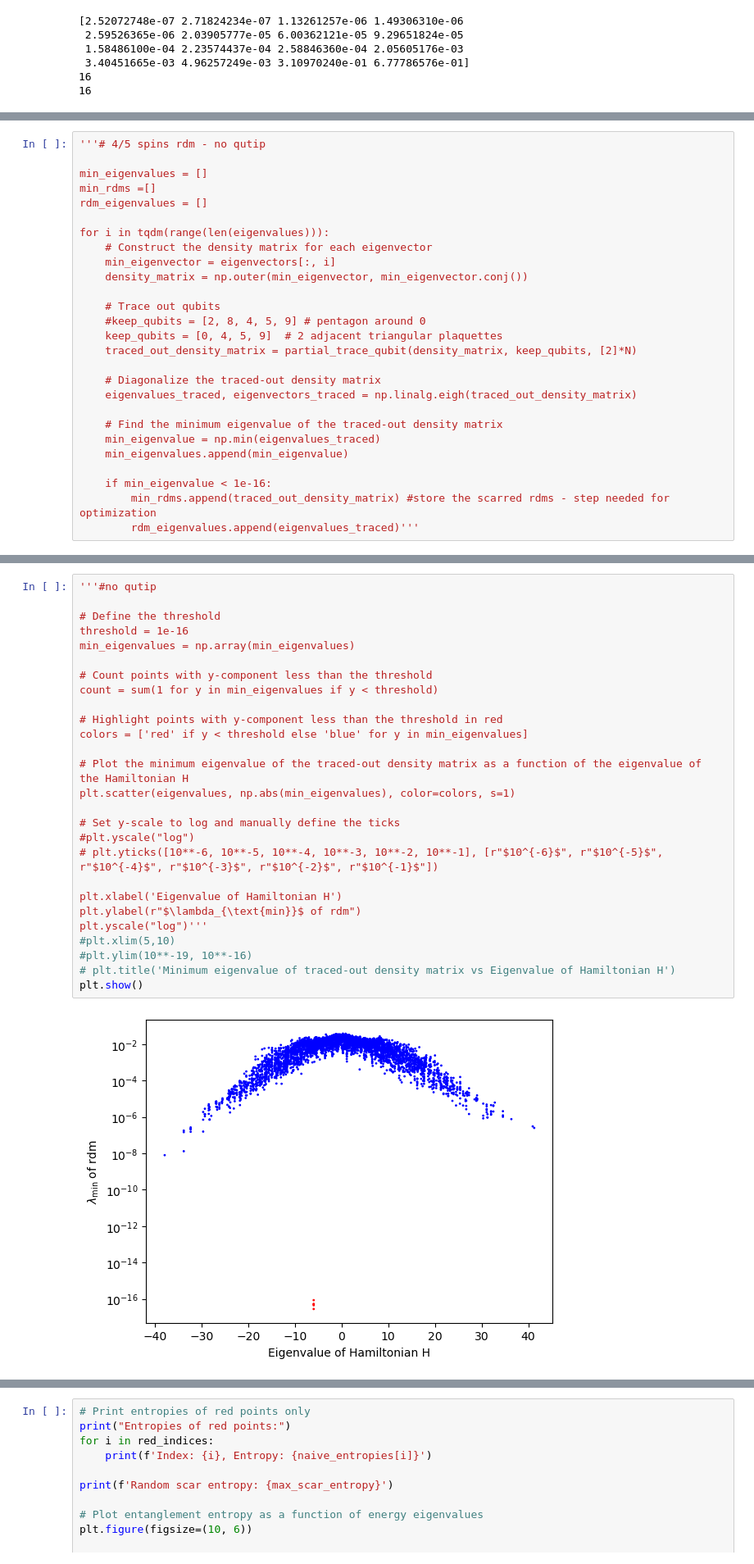
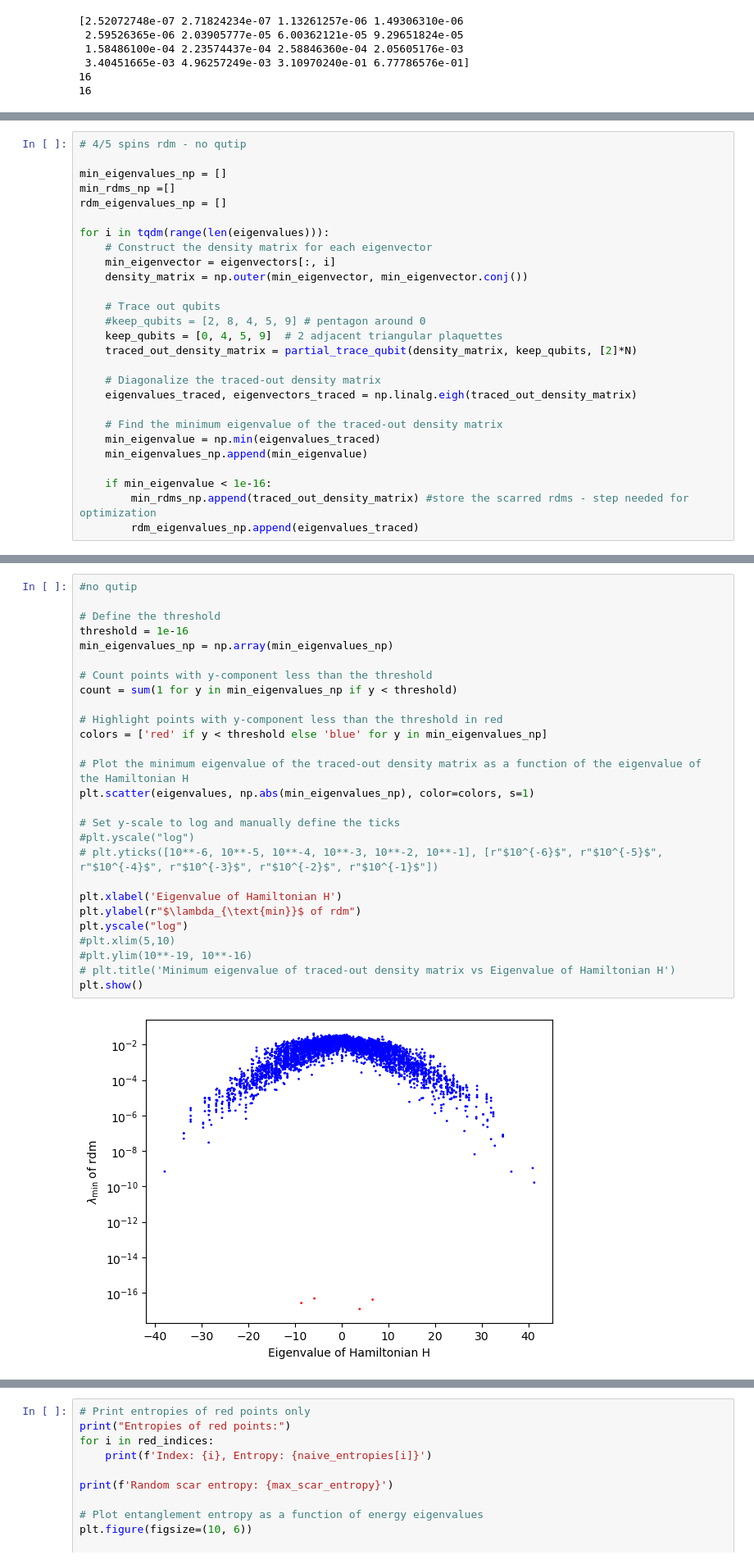
Before and after one commit to ofeypolv/frh, a Jupyter notebook: icosahedral.ipynb, the cells around one changed output, grey strips where cells are left out. Shown at 82% size. Cells and saved outputs as stored; diff of their text form.

```diff
--- a/icosahedral.ipynb
+++ b/icosahedral.ipynb
@@ -629,11 +603,11 @@ plt.show()
 # %% [output]
 [figure]
 # %%
-'''# 4/5 spins rdm - no qutip
+# 4/5 spins rdm - no qutip
 
-min_eigenvalues = []
-min_rdms =[]
-rdm_eigenvalues = []
+min_eigenvalues_np = []
+min_rdms_np =[]
+rdm_eigenvalues_np = []
 
 for i in tqdm(range(len(eigenvalues))):
     # Construct the density matrix for each eigenvector
@@ -650,8 +624,8 @@ for i in tqdm(range(len(eigenvalues))):
 
     # Find the minimum eigenvalue of the traced-out density matrix
     min_eigenvalue = np.min(eigenvalues_traced)
-    min_eigenvalues.append(min_eigenvalue)
+    min_eigenvalues_np.append(min_eigenvalue)
 
     if min_eigenvalue < 1e-16:
-        min_rdms.append(traced_out_density_matrix) #store the scarred rdms - step needed for optimization
-        rdm_eigenvalues.append(eigenvalues_traced)'''
+        min_rdms_np.append(traced_out_density_matrix) #store the scarred rdms - step needed for optimization
+        rdm_eigenvalues_np.append(eigenvalues_traced)
@@ -660,32 +632,32 @@ KeyboardInterrupt:
 # %%
-'''#no qutip
+#no qutip
 
 # Define the threshold
 threshold = 1e-16
-min_eigenvalues = np.array(min_eigenvalues)
+min_eigenvalues_np = np.array(min_eigenvalues_np)
 
 # Count points with y-component less than the threshold
-count = sum(1 for y in min_eigenvalues if y < threshold)
+count = sum(1 for y in min_eigenvalues_np if y < threshold)
 
 # Highlight points with y-component less than the threshold in red
-colors = ['red' if y < threshold else 'blue' for y in min_eigenvalues]
+colors = ['red' if y < threshold else 'blue' for y in min_eigenvalues_np]
 
 # Plot the minimum eigenvalue of the traced-out density matrix as a function of the eigenvalue of the Hamiltonian H
-plt.scatter(eigenvalues, np.abs(min_eigenvalues), color=colors, s=1)
+plt.scatter(eigenvalues, np.abs(min_eigenvalues_np), color=colors, s=1)
 
 # Set y-scale to log and manually define the ticks
 #plt.yscale("log")
 # plt.yticks([10**-6, 10**-5, 10**-4, 10**-3, 10**-2, 10**-1], [r"$10^{-6}$", r"$10^{-5}$", r"$10^{-4}$", r"$10^{-3}$", r"$10^{-2}$", r"$10^{-1}$"])
 
 plt.xlabel('Eigenvalue of Hamiltonian H')
 plt.ylabel(r"$\lambda_{\text{min}}$ of rdm")
-plt.yscale("log")'''
+plt.yscale("log")
 #plt.xlim(5,10)
 #plt.ylim(10**-19, 10**-16)
 # plt.title('Minimum eigenvalue of traced-out density matrix vs Eigenvalue of Hamiltonian H')
 plt.show()
 # %% [output]
-[figure, old version]
+[figure, new version]
 # %%
 print(f'Number of points with y-component less than {threshold}: {count}')
 
```
Also changed, not shown: parts of 11 cells of this notebook.
